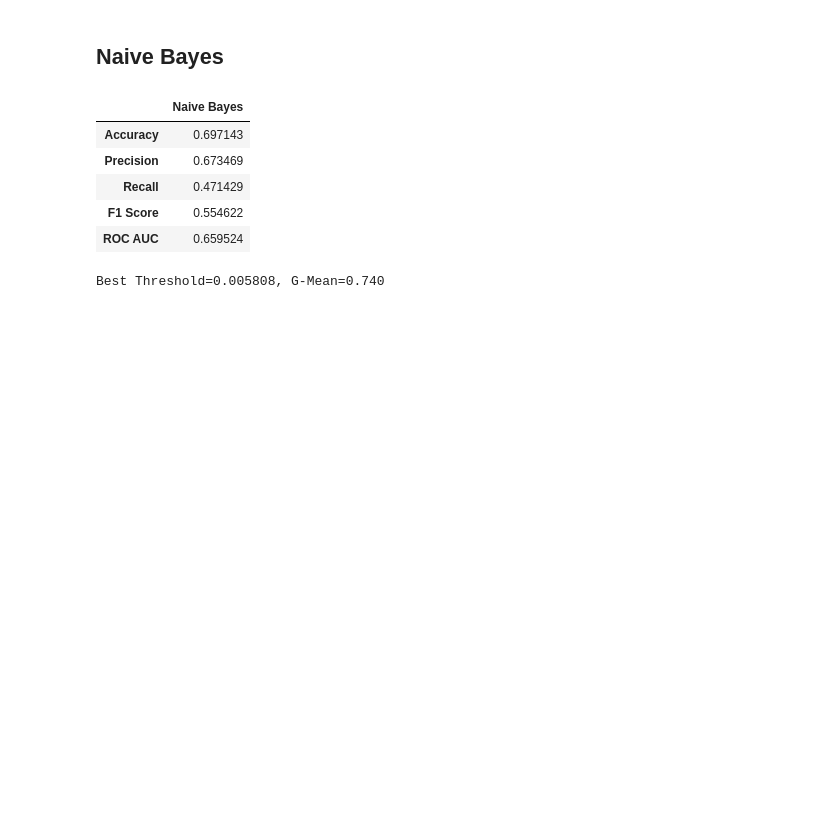
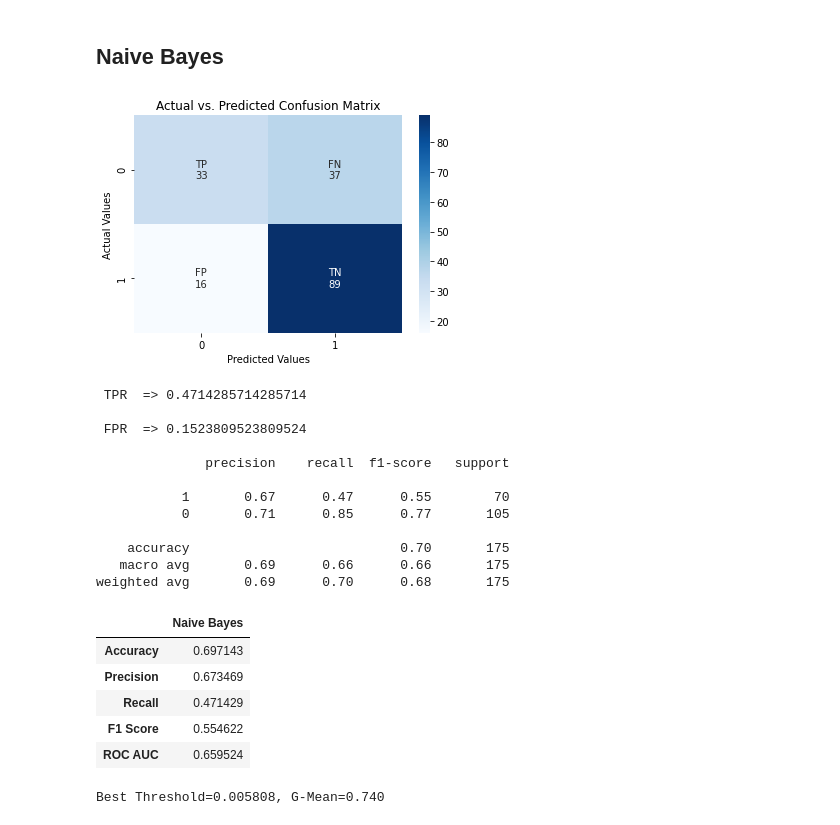
Before and after one commit to melwinmpk/python_datascience, a Jupyter notebook: TitanicDataSet_training/Main Note book/Modeling_ROCAUC.ipynb, the cells around one changed output. Drawn from its saved outputs; the diff is of its cells as text; code cells hidden in the pictures; blank space fills up the shorter version.

```diff
--- a/TitanicDataSet_training/Main Note book/Modeling_ROCAUC.ipynb
+++ b/TitanicDataSet_training/Main Note book/Modeling_ROCAUC.ipynb
@@ -384,13 +387,27 @@ from sklearn.naive_bayes import MultinomialNB
 # %%
 model_nb = MultinomialNB().fit(x_train, y_train)
 prediction_test = model_nb.predict(x_test)
 y_score= metrics.accuracy_score(y_test, prediction_test)
 y_pred= model_nb.predict(x_test)
 fpr_dt, tpr_dt, _ = roc_curve(y_test, y_pred)
 roc_auc_rf = auc(fpr_dt, tpr_dt)
+draw_confusion_matrix_binary(y_test,prediction_test)
 metrix_nb = model_compare("Naive Bayes",model_nb, y_test, prediction_test, y_score , roc_auc_rf )
 metrix_nb
 # %% [output]
+[figure, added]
+ TPR  => 0.4714285714285714
+
+ FPR  => 0.1523809523809524
+
+              precision    recall  f1-score   support
+
+           1       0.67      0.47      0.55        70
+           0       0.71      0.85      0.77       105
+
+    accuracy                           0.70       175
+   macro avg       0.69      0.66      0.66       175
+weighted avg       0.69      0.70      0.68       175
 |  | Naive Bayes |
 | Accuracy | 0.697143 |
 | Precision | 0.673469 |
```
Also changed, not shown: parts of 7 cells of this notebook, 1 other file.
